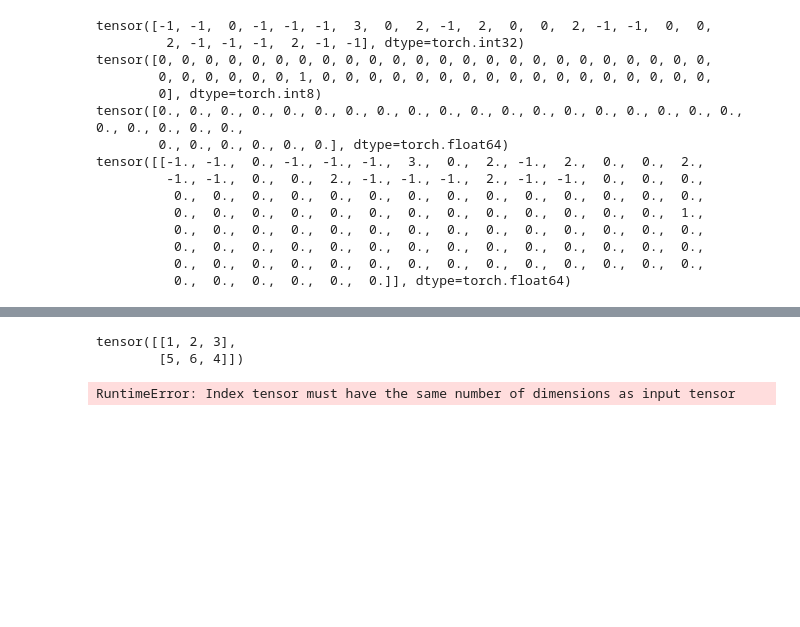
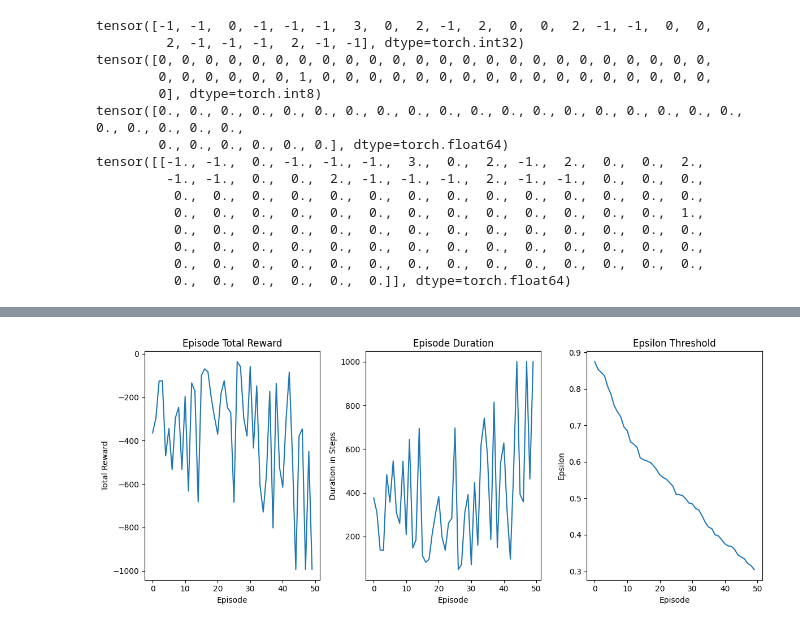
Before and after one commit to plofknaapje/2AMC15-2023-DIC, a Jupyter notebook: agents/DQN_agent.ipynb, the cells around one changed output, grey strips where cells are left out. Cells and saved outputs as stored; diff of their text form; code cells hidden in the pictures; blank space fills up the shorter version.

```diff
--- a/agents/DQN_agent.ipynb
+++ b/agents/DQN_agent.ipynb
@@ -290,8 +296,6 @@ def agent_input(obs, info, vis_range):
 
     return torch.cat((agent_view, agent_pos_arr, dirt_vecs)).unsqueeze(0)
 # %%
-#TODO: Change agent_vision code if needed.
-
 n_actions = 4
 vis_range = 2
 n_input = 104
@@ -315,12 +319,18 @@ target_network.load_state_dict(policy_network.state_dict())
 optimizer = optim.AdamW(policy_network.parameters(), lr=LR, amsgrad=True)
 memory = ReplayMemory(10000)
 steps_done = 0
+
 episode_duration = []
+episode_reward = []
+episode_epsilon = []
 
 if torch.cuda.is_available():
     num_episodes = 50
+    print(f'CUDA is available. Running on GPU for {num_episodes} episodes.\n              ====================\n')
+
 else:
-    num_episodes = 5
+    num_episodes = 1
+    print('CUDA is not available. Running on CPU {num_episodes} episodes.')
 
 for i in range(num_episodes):
     print(f'EPISODE {i}\n----------')
@@ -386,10 +396,14 @@ for i in range(num_episodes):
 
             break
 
-    print('Total Reward:', total_reward, '\n')
+    print('Total Reward:', np.array(total_reward.cpu())[0], '\n')
+
+    episode_reward.append(np.array(total_reward.cpu())[0])
+    episode_duration.append(np.array(t + 1))
+    episode_epsilon.append(np.array(epsilon_threshold))
 
 print('Complete')
-plot_scores(show_result=True)
-plt.ioff()
-plt.show()
+# plot_scores(show_result=True)
+# plt.ioff()
+# plt.show()
 # %% [output]
@@ -414,18 +427,24 @@ KeyboardInterrupt:
-# %%
-# write example code for how to use torch.gather
-
-tensor = torch.tensor([[1, 2, 3], [4, 5, 6]])
-tensor2 = torch.tensor([[0, 1, 2], [1, 2, 0]])
-t = tensor.gather(1, tensor2)
-print(t)
-# %% [output]
-tensor([[1, 2, 3],
-        [5, 6, 4]])
-# %%
-# write example code for how to use torch.gather on t1 and t2, where the output should be a tensor of shape (128)
-t1 = state_action_values
-t2 = action_batch
-t = t1.gather(1, t2)
-t
-# %% [output]
-RuntimeError: Index tensor must have the same number of dimensions as input tensor
+# %%
+# Plot the episode total reward, epsiode duration and epsilon threshold per episode
+
+plt.figure(figsize=(12,5))
+plt.subplot(131)
+plt.plot(episode_reward)
+plt.title('Episode Total Reward')
+plt.xlabel('Episode')
+plt.ylabel('Total Reward')
+plt.subplot(132)
+plt.plot(episode_duration)
+plt.title('Episode Duration')
+plt.xlabel('Episode')
+plt.ylabel('Duration in Steps')
+plt.subplot(133)
+plt.plot(episode_epsilon)
+plt.title('Epsilon Threshold')
+plt.xlabel('Episode')
+plt.ylabel('Epsilon')
+plt.tight_layout()
+
+plt.show()
+# %% [output]
+[figure, added]
```
Also changed, not shown: parts of 5 cells of this notebook.
